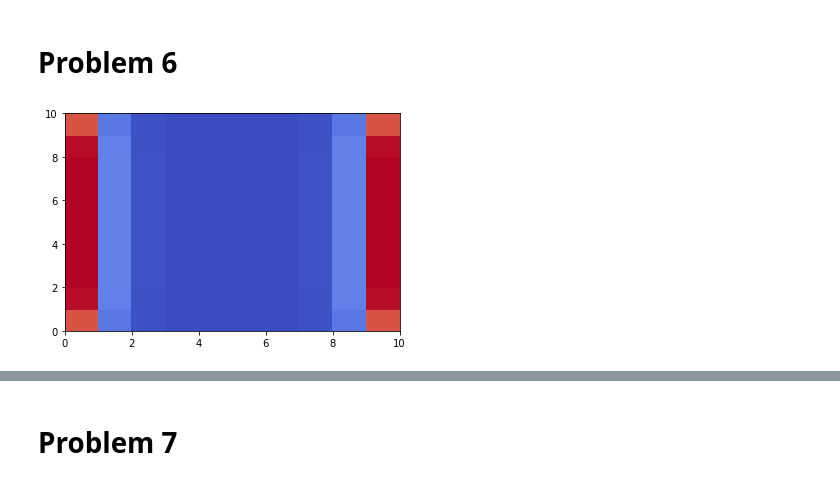
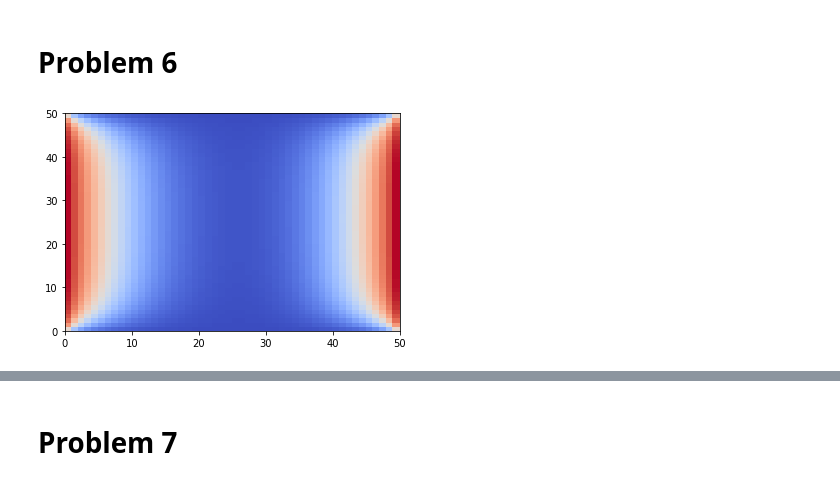
Before and after one commit to reikolaski/BootCamp2018, a Jupyter notebook: ProbSets/Comp/ProbSet6/Iterative Solvers.ipynb, the cells around one changed output, grey strips where cells are left out. Saved outputs shown, nothing was run; the diff lists cells and outputs as text; code cells hidden in the pictures.

```diff
--- a/ProbSets/Comp/ProbSet6/Iterative Solvers.ipynb
+++ b/ProbSets/Comp/ProbSet6/Iterative Solvers.ipynb
@@ -166,9 +166,10 @@ Number of iterations computed: 9
 # Problem 6
 # %%
 def laplace(n, ω, tol=1e-8, maxiters=100, plot=False):
-    A_diag = -n * np.eye(n) + np.eye(n, k=-1) + np.eye(n, k=1)
+    A_diag = -4 * np.eye(n) + np.eye(n, k=-1) + np.eye(n, k=1)
     A_off_diag = np.eye(n**2, k=-n) + np.eye(n**2, k=n)
     A = np.zeros((n**2, n**2))
+
     for i in range(0, n**2, n):
         A[i:i+n, i:i+n] = A_diag
     A = A + A_off_diag
@@ -183,9 +184,9 @@ def laplace(n, ω, tol=1e-8, maxiters=100, plot=False):
 
     return u, i
 # %%
-u, i = laplace(10, 1, plot=True)
+u, i = laplace(50, 1, plot=True)
 # %% [output]
-[figure, old version]
+[figure, new version]
 # %%
 print(f'Distribution of heat at steady state:\n {u}')
 # %% [output]
```
Also changed, not shown: parts of 4 cells of this notebook, 4 other files.
